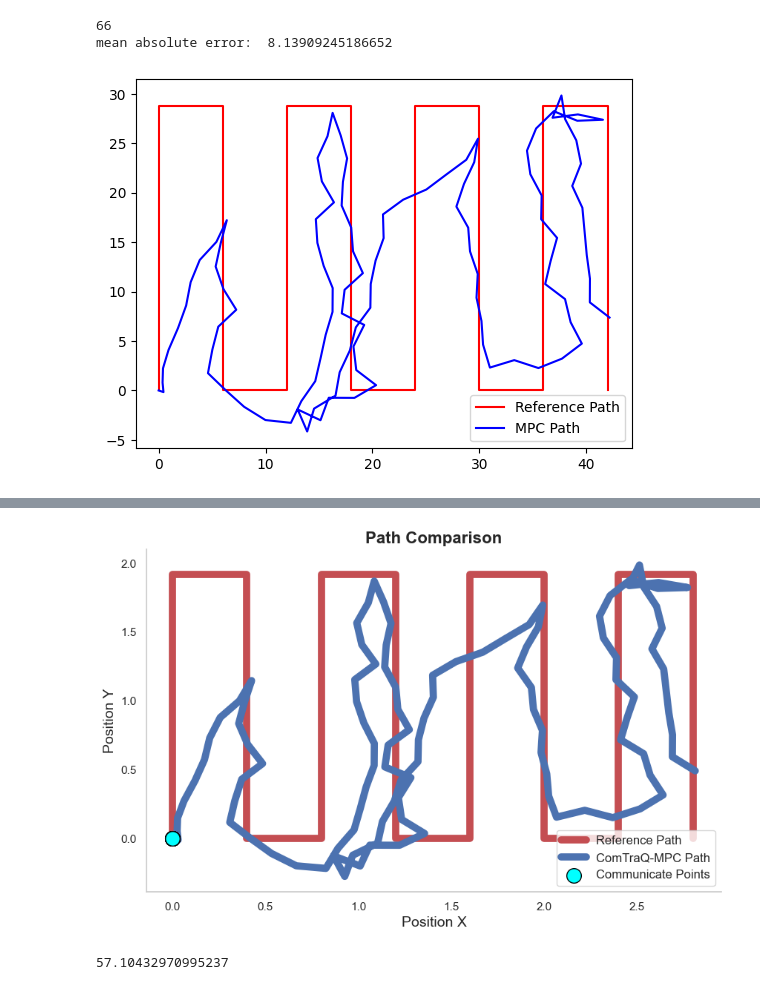
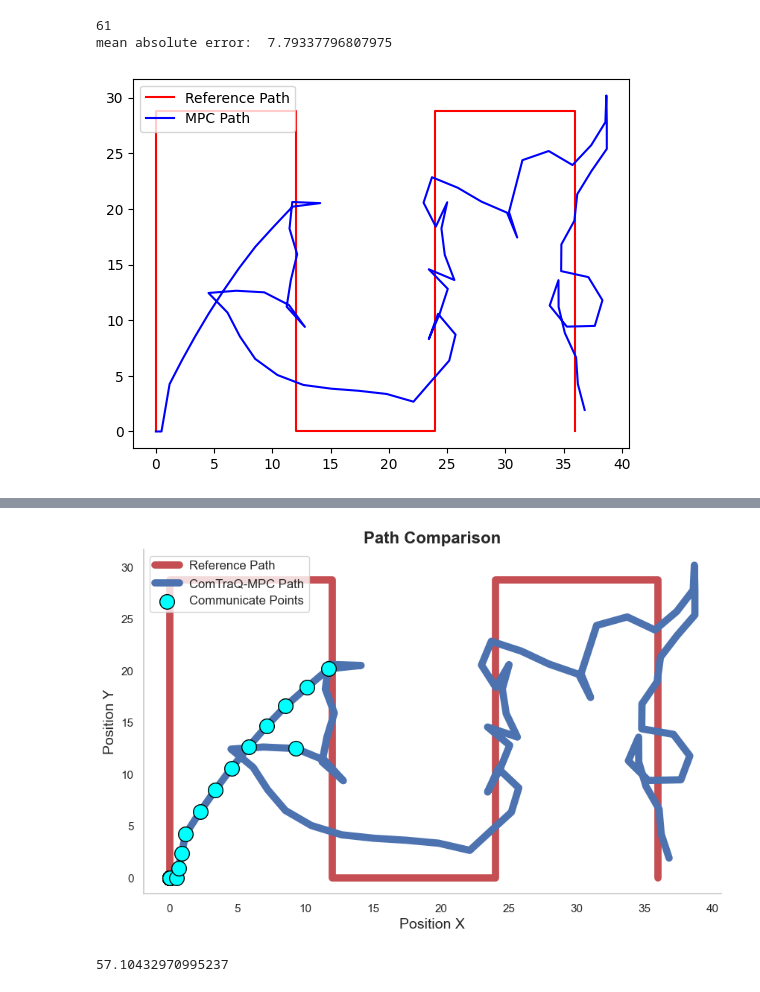
Before and after one commit to gokulp01/ComTraq-MPC, a Jupyter notebook: mpc_testing/test_dqn_policy.ipynb, the cells around one changed output, grey strips where cells are left out. Saved outputs shown, nothing was run; the diff lists cells and outputs as text; code cells hidden in the pictures.

```diff
--- a/mpc_testing/test_dqn_policy.ipynb
+++ b/mpc_testing/test_dqn_policy.ipynb
@@ -28,7 +28,7 @@ from stable_baselines3 import DQN
 from stable_baselines3.dqn.policies import MlpPolicy
 from stable_baselines3.common.env_util import make_vec_env
 
-final_path = np.genfromtxt("dense_lawnmower_pattern.csv", delimiter=",", skip_header=1)
+final_path = np.genfromtxt("dense_lawnmower_pattern_100_waypoints.csv", delimiter=",", skip_header=1)
 # final_path = np.genfromtxt('turtlebot_positions.csv', delimiter=',', skip_header=1)
 # final_path = final_path[::10]
 # final_path[:,:2]*=15
@@ -41,12 +41,12 @@ env = USV(
     dt=0.2,
     path_index=0,
     goal=final_path[-1],
-    budget=10,
+    budget=40,
     initial_positions=initial_positions,
     final_paths=[final_path],
 )
 
-model = DQN.load("dqn_communication_optimization_epsfrac07_steps1M_50bud_200_waypoints_lawnmower_path")
+model = DQN.load("dqn_communication_optimization_epsfrac07_steps400k_25bud_100_waypoints_lawnmower_path")
 
 obs, _ = env.reset()
 done = False
@@ -121,15 +122,15 @@ print(waypoints_followed)
 
 print("mean absolute error: ", np.mean(traj_errors))
 # %% [output]
-66
-mean absolute error:  8.13909245186652
+61
+mean absolute error:  7.79337796807975
 # %%
 plt.plot(final_path[:, 0], final_path[:, 1], "r", label="Reference Path")
 plt.plot(np.array(car_positions)[:, 0], np.array(car_positions)[:, 1], "b", label="MPC Path")
 plt.legend()
 plt.show()
 # %% [output]
-[figure, old version]
+[figure, new version]
 # %%
 print(np.array(car_positions))
 # %% [output]
@@ -155,37 +156,37 @@ print(np.array(car_positions))
 
 import seaborn as sns
 # Set the Seaborn theme
 sns.set_theme(style="whitegrid")
 
 # Create the plot
 plt.figure(figsize=(10, 6))
 
 # Plot the reference path
-plt.plot(final_path[:, 0]/15, final_path[:, 1]/15, "r-", linewidth=7, label="Reference Path")
+plt.plot(final_path[:, 0], final_path[:, 1], "r-", linewidth=7, label="Reference Path")
 
 # Plot the MPC path
-plt.plot(np.array(car_positions)[:, 0]/15, np.array(car_positions)[:, 1]/15, "b-", linewidth=7, label="ComTraQ-MPC Path")
+plt.plot(np.array(car_positions)[:, 0], np.array(car_positions)[:, 1], "b-", linewidth=7, label="ComTraQ-MPC Path")
 
 # Highlight communicate points
-plt.scatter(np.array(car_positions)[communicate_indices, 0]/15, np.array(car_positions)[communicate_indices, 1]/15, c='cyan', s=200, edgecolor='black', label="Communicate Points", zorder=5)
+plt.scatter(np.array(car_positions)[communicate_indices, 0], np.array(car_positions)[communicate_indices, 1], c='cyan', s=200, edgecolor='black', label="Communicate Points", zorder=5)
 
 # If you have a baseline path to plot, uncomment and adjust the following line:
 # plt.plot(np.array(car_positions_baseline)[:, 0], np.array(car_positions_baseline)[:, 1], "g-", linewidth=2, label="Baseline Path")
 
 # Add legend with custom font size
 plt.legend(fontsize=12)
 
 # Add titles and labels with custom font size for better readability
 plt.title("Path Comparison", fontsize=16, fontweight='bold')
 plt.xlabel("Position X", fontsize=14)
 plt.ylabel("Position Y", fontsize=14)
 
 # Remove the top and right spines for a cleaner look
 sns.despine()
 plt.grid(False)
 plt.show()
 # %% [output]
-[figure, old version]
+[figure, new version]
 # %%
 np.linalg.norm(final_path[0] - final_path[-1])
 # %% [output]
```
Also changed, not shown: parts of 2 cells of this notebook, 2 other files.
